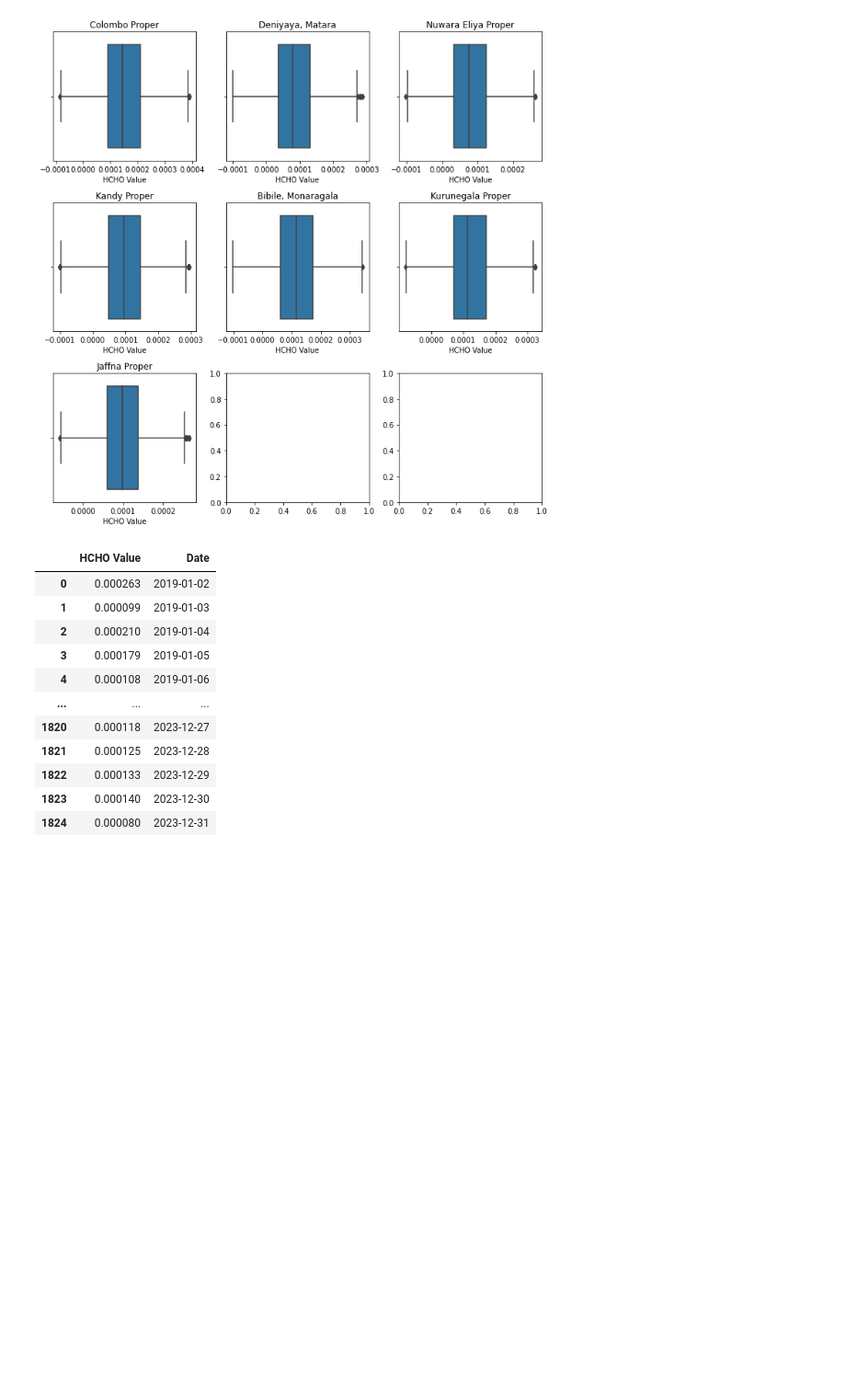
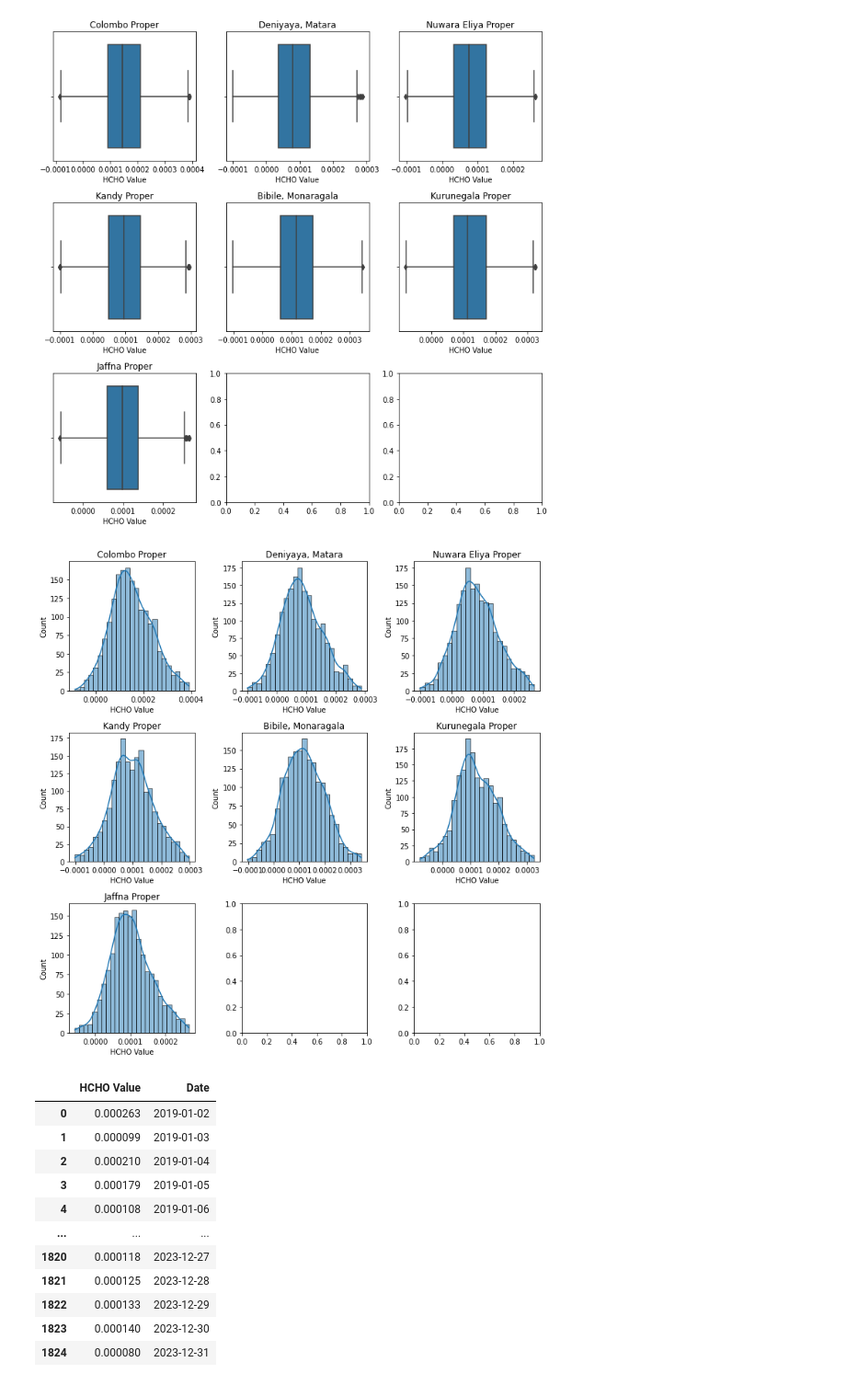
Before and after one commit to Praveen-Rajes/Analyzing-HCHO-Gas-Levels-in-Sri-Lanka-ARIMA, a Jupyter notebook: Data_Preprocessing.ipynb, the cells around one changed output. Shown at 92% size. Saved outputs shown, nothing was run; the diff lists cells and outputs as text; code cells hidden in the pictures; blank space fills up the shorter version.

```diff
--- a/Data_Preprocessing.ipynb
+++ b/Data_Preprocessing.ipynb
@@ -271,6 +271,20 @@ plt.tight_layout()
 plt.show()
 # %% [output]
 [figure]
+# %%
+#plot all the locations HCHO values in a sub bar charts
+
+fig, axes = plt.subplots(nrows=3, ncols=3, figsize=(10, 10))
+axes = axes.flatten()
+
+for (df, location), ax in zip(dfs_locations, axes):
+    sns.histplot(df['HCHO Value'], ax=ax, kde=True)
+    ax.set_title(location)
+
+plt.tight_layout()
+plt.show()
+# %% [output]
+[figure, added]
 # %%
 colombo_df
 # %% [output]
```
Also changed, not shown: parts of 35 cells of this notebook.
